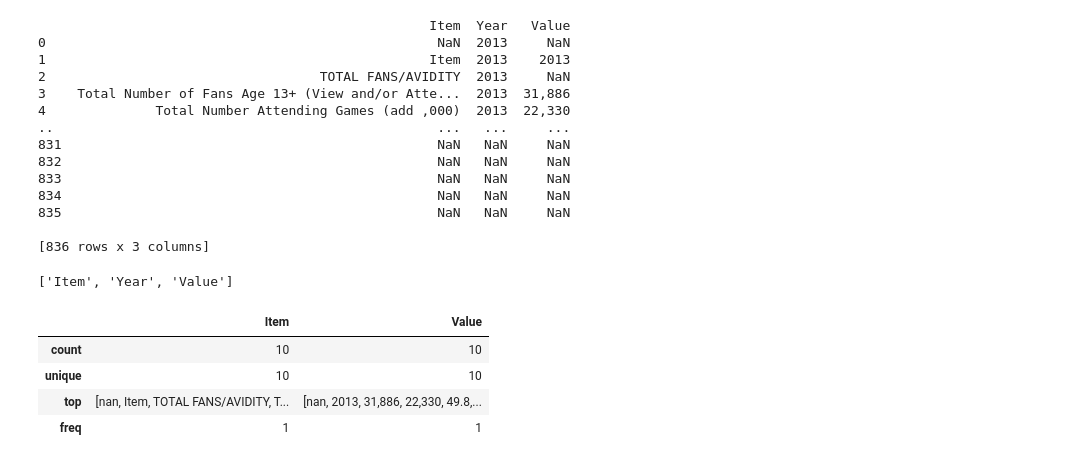
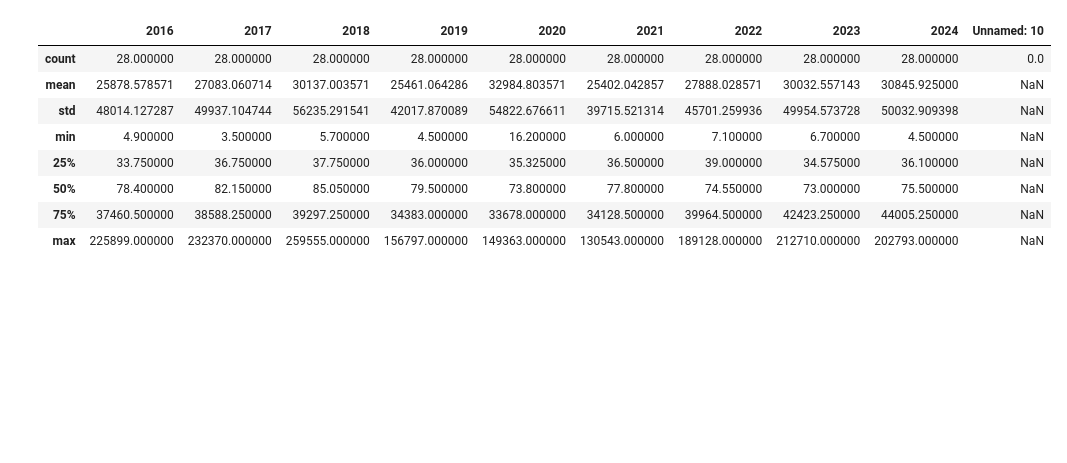
Before and after one commit to tylerparker22/work_to_show, a Jupyter notebook: Sports/Datasets SA Class/practice dataset 4.ipynb, the cells around one changed output. Drawn from its saved outputs; the diff is of its cells as text; code cells hidden in the pictures; blank space fills up the shorter version.

```diff
--- a/Sports/Datasets SA Class/practice dataset 4.ipynb
+++ b/Sports/Datasets SA Class/practice dataset 4.ipynb
@@ -8,46 +27,38 @@ print(df.columns.tolist())
 # %%
-# clean data
-#----------------------------------------
-# Now row 0 should be the header row
-df.columns = df.iloc[2]  # Set first row as header
-df = df[1:]              # Remove that row from data
-df = df.reset_index(drop=True)  # Reset index
+# columns to clean
+cols = ['2016', '2017', '2018', '2019', '2020', '2021', '2022', '2023', '2024']
 
-# Optional: remove extra spaces from column names
-df.columns = df.columns.str.strip()
+# 1️⃣ remove $ and commas + convert to numeric
+df[cols] = (
+    df[cols]
+    .replace(r'[\$,]', '', regex=True)
+    .apply(pd.to_numeric, errors='coerce')
+)
 
-# reshape data
-df_melted = df.melt(id_vars=['Item'], var_name='Year', value_name='Value')
-print(df_melted)
+# 2️⃣ now drop NA rows
+df = df.dropna(subset=['Item'] + cols)
+
+# 3️⃣ set 'Item' as index BEFORE transposing
+df = df.set_index('Item')
+
+
+# 5️⃣ summary stats
+describe=df.describe()
+describe
+
+new_df=(df.transpose())
+#print(new_df.describe())
+
+df.reset_index(inplace=True)
-# %% [output]
-                                                  Item  Year   Value
-0                                                  NaN  2013     NaN
-1                                                 Item  2013    2013
-2                                   TOTAL FANS/AVIDITY  2013     NaN
-3    Total Number of Fans Age 13+ (View and/or Atte...  2013  31,886
-4              Total Number Attending Games (add ,000)  2013  22,330
-..                                                 ...   ...     ...
-831                                                NaN   NaN     NaN
-832                                                NaN   NaN     NaN
-833                                                NaN   NaN     NaN
-834                                                NaN   NaN     NaN
-835                                                NaN   NaN     NaN
-
-[836 rows x 3 columns]
-# %%
-df=df_melted
-print(df.columns.tolist())
-# %% [output]
-['Item', 'Year', 'Value']
-# %%
-# descriptive stats
-name=df.groupby('Year').agg({'Item':'unique','Value': 'unique'})
-name
-
-name.describe()
-# %% [output]
-|  | Item | Value |
-| count | 10 | 10 |
-| unique | 10 | 10 |
-| top | [nan, Item, TOTAL FANS/AVIDITY, T... | [nan, 2013, 31,886, 22,330, 49.8,... |
-| freq | 1 | 1 |
+# %%
+describe
+# %% [output]
+|  | 2016 | 2017 | 2018 | 2019 | 2020 | 2021 | 2022 | 2023 | 2024 | Unnamed: 10 |
+| count | 28.000000 | 28.000000 | 28.000000 | 28.000000 | 28.000000 | 28.000000 | 28.000000 | 28.000000 | 28.000000 | 0.0 |
+| mean | 25878.578571 | 27083.060714 | 30137.003571 | 25461.064286 | 32984.803571 | 25402.042857 | 27888.028571 | 30032.557143 | 30845.925000 | NaN |
+| std | 48014.127287 | 49937.104744 | 56235.291541 | 42017.870089 | 54822.676611 | 39715.521314 | 45701.259936 | 49954.573728 | 50032.909398 | NaN |
+| min | 4.900000 | 3.500000 | 5.700000 | 4.500000 | 16.200000 | 6.000000 | 7.100000 | 6.700000 | 4.500000 | NaN |
+| 25% | 33.750000 | 36.750000 | 37.750000 | 36.000000 | 35.325000 | 36.500000 | 39.000000 | 34.575000 | 36.100000 | NaN |
+| 50% | 78.400000 | 82.150000 | 85.050000 | 79.500000 | 73.800000 | 77.800000 | 74.550000 | 73.000000 | 75.500000 | NaN |
+| 75% | 37460.500000 | 38588.250000 | 39297.250000 | 34383.000000 | 33678.000000 | 34128.500000 | 39964.500000 | 42423.250000 | 44005.250000 | NaN |
+| max | 225899.000000 | 232370.000000 | 259555.000000 | 156797.000000 | 149363.000000 | 130543.000000 | 189128.000000 | 212710.000000 | 202793.000000 | NaN |
```
Also changed, not shown: parts of 20 cells of this notebook, 29 other files.
